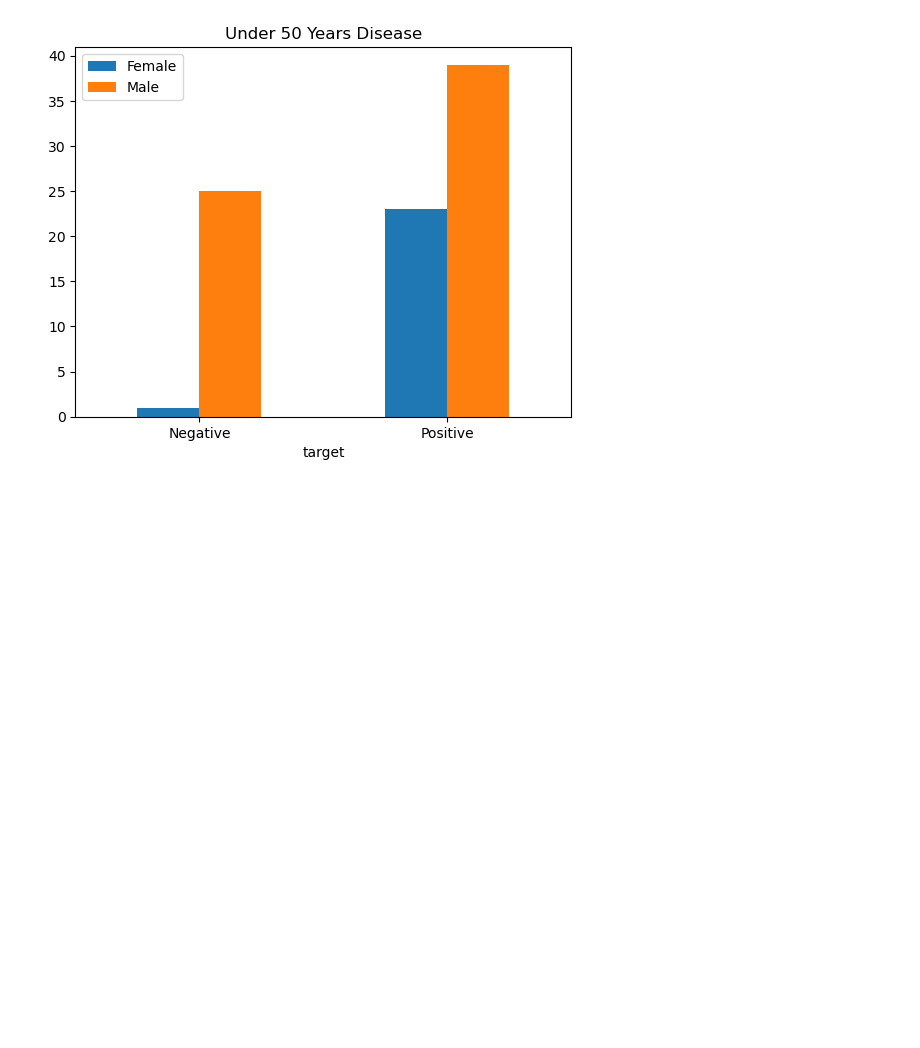
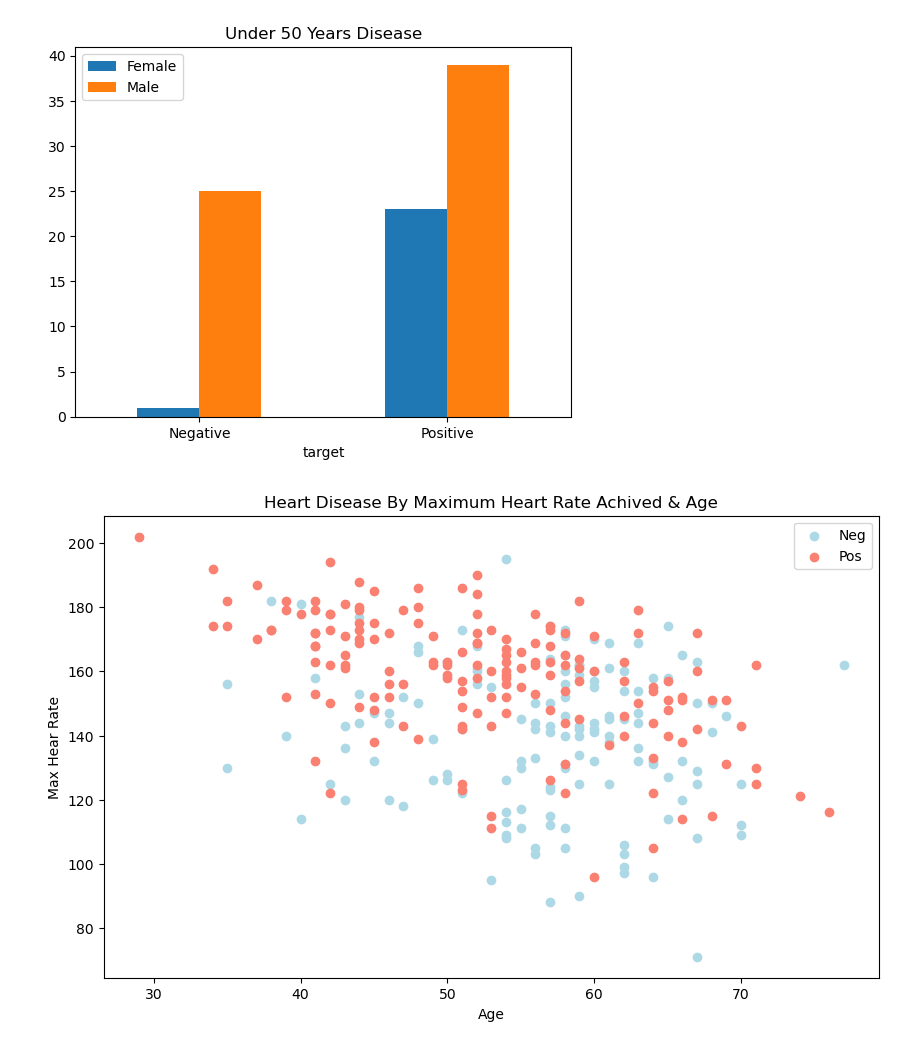
Before and after one commit to Hamid-Ba/heart-disease-project, a Jupyter notebook: Heart Disease Project.ipynb, the cells around one changed output. Cells and saved outputs as stored; diff of their text form; code cells hidden in the pictures; blank space fills up the shorter version.

Commit message:
Do More Analyze On Heart Disease Project
- More Analyze With Max Heart Rate And Chest Pain And age distribution

- Age Distribution

- Correlation Matrix

```diff
--- a/Heart Disease Project.ipynb
+++ b/Heart Disease Project.ipynb
@@ -149,3 +149,15 @@ plt.xticks([0 , 1],['Negative' , 'Positive'],rotation=0)
 plt.legend(['Female' , 'Male']);
 # %% [output]
 [figure]
+# %%
+plt.figure(figsize=(10,6))
+
+plt.scatter(x=df.age[df.target==0],y=df[df.target==0].thalach,c='lightblue')
+plt.scatter(x=df.age[df.target==1],y=df[df.target==1].thalach,c='salmon')
+
+plt.title("Heart Disease By Maximum Heart Rate Achived & Age")
+plt.xlabel("Age")
+plt.ylabel("Max Hear Rate")
+plt.legend(['Neg','Pos']);
+# %% [output]
+[figure, added]
```
Also changed, not shown: parts of 3 cells of this notebook.
